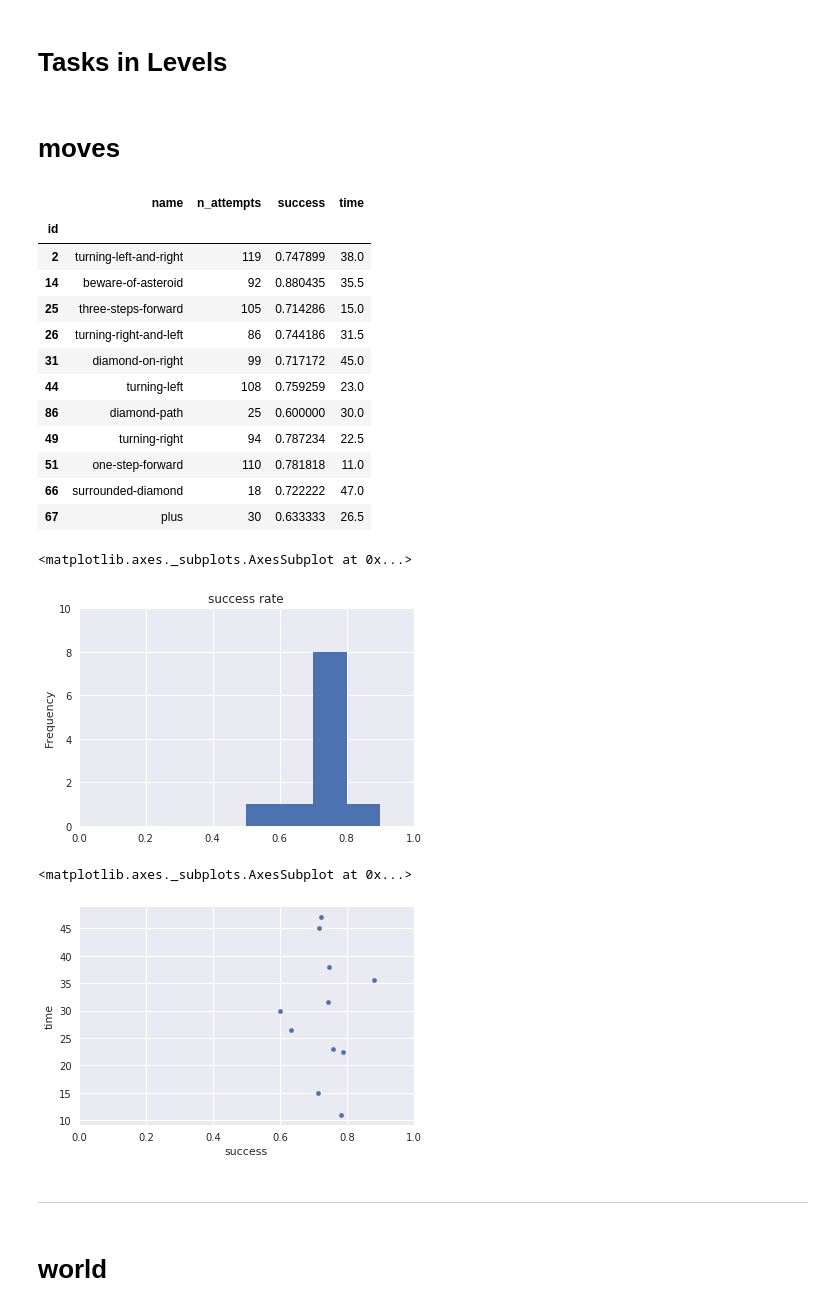
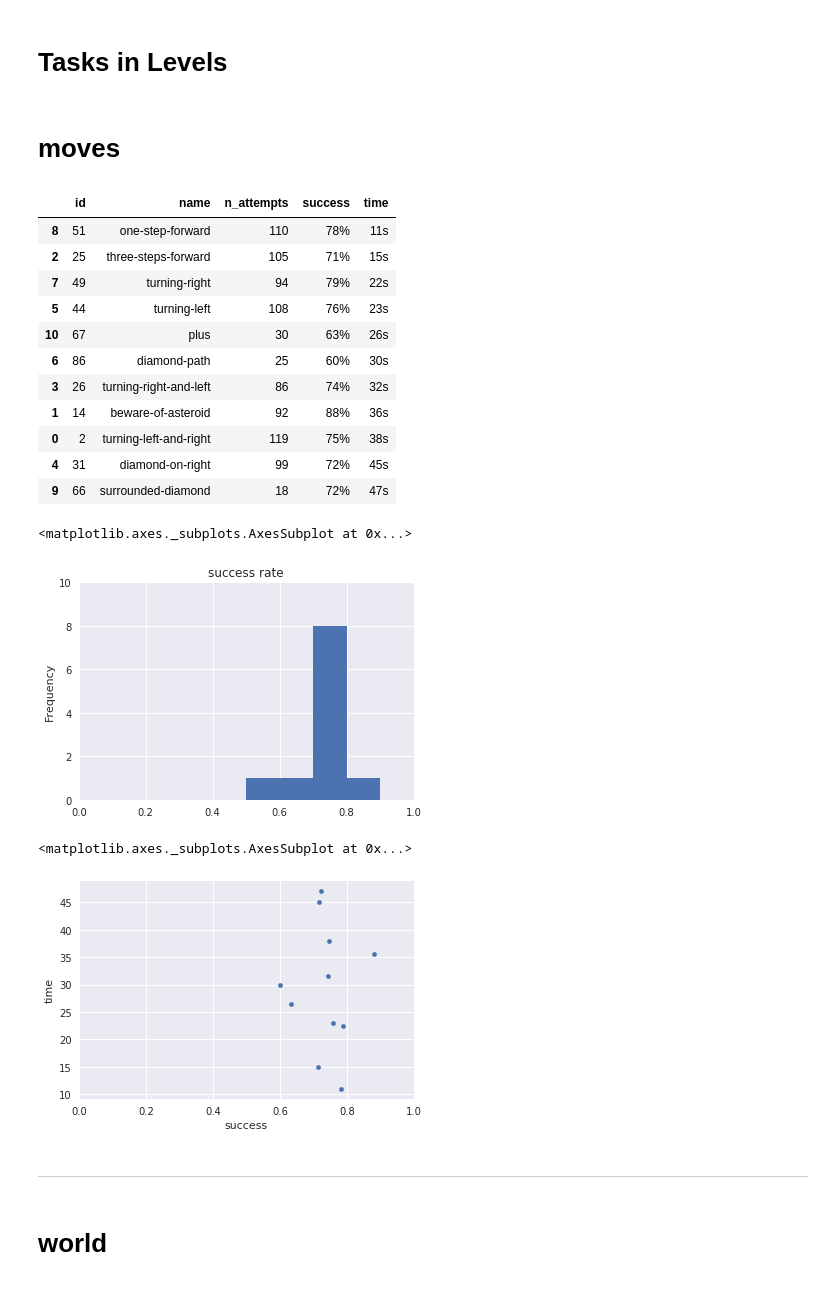
Before and after one commit to adaptive-learning/robomission, a Jupyter notebook: backend/monitoring/notebooks/monitoring_template.ipynb, the cells around one changed output. Cells and saved outputs as stored; diff of their text form; code cells hidden in the pictures.

Commit message:
Sort level overviews and fix attempts plot

```diff
--- a/backend/monitoring/notebooks/monitoring_template.ipynb
+++ b/backend/monitoring/notebooks/monitoring_template.ipynb
@@ -41,5 +41,6 @@ metrics = pd.DataFrame(OrderedDict(
     n_attempts=grouped_ts.task.count(),
     n_solved=grouped_ts.solved.sum(),
 ))
+metrics['n_unsolved'] = metrics.n_attempts - metrics.n_solved
 tasks = data['tasks'].join(metrics)
 # %% [markdown]
@@ -72,10 +78,12 @@ tasks.plot.scatter(x='success', y='time')
 # %% [markdown]
 # Levels Overview
 # %%
-VIRIDIS = sns.color_palette('viridis_r', n_colors=256)
+VIRIDIS = sns.color_palette('viridis', n_colors=256)
 
-def viridis_background(value, vmin, vmax):
+def viridis_background(value, vmin, vmax, reverse=False):
     norm_value = (value - vmin) / (vmax - vmin)
+    if reverse:
+        norm_value = 1 - norm_value
     max_index = len(VIRIDIS) - 1
     soft_index = norm_value * max_index
     index = max(0, min(max_index, int(soft_index)))
@@ -86,15 +94,21 @@ def percentage_background(value):
     return viridis_background(value, vmin=0, vmax=1)
 
 def time_background(value):
-    return viridis_background(value, vmin=0, vmax=300)
+    return viridis_background(value, vmin=0, vmax=300, reverse=True)
 
-def style_level(overview_df):
-    df = overview_df[['name', 'n_attempts', 'success', 'time']]
-    style = (
+def style_level(df, order_by='id'):
+    df = df[['name', 'n_attempts', 'success', 'time']]
+    df = df.reset_index()
+    df = df.sort_values(by=order_by)
+    styled_df = (
         df.style
         .set_table_styles(
             [{'selector': 'tr',
-              'props': [('background-color', 'white')]}])
+              'props': [('background-color', 'white')]},
+             # workaround to hide index column
+             {'selector': '.row_heading, .blank',
+              'props': [('display', 'none;')]},
+            ])
         #.bar(subset=['n_attempts'], align='mid', color='#d65f5f')
         .applymap(percentage_background, subset=['success'])
         .applymap(time_background, subset=['time'])
@@ -102,7 +116,11 @@ def style_level(overview_df):
            'success': '{:.0%}'.format,
            'time': '{:.0f}s'.format,
         }))
-    return style
+    return styled_df
+
+def display_level_overview(df, order_by='id'):
+    styled = style_level(df, order_by=order_by)
+    display(styled)
 # %%
 grouped_tasks = tasks.groupby('level')
 metrics = pd.DataFrame(OrderedDict(
@@ -132,47 +149,46 @@ def display_plot(ax):
     display(ax)
     plt.show()  # forcing to display here
 
 def display_success_rate_hist(tasks):
     ax = tasks.success.plot.hist(
         bins=np.linspace(0, 1, 11),
         title='success rate')
     #plt.xticks(np.linspace(0, 1, 11))
     ax.set_xlim(0, 1)
     ax.set_ylim(0, 10)
     #plt.yticks(range(10))
     display_plot(ax)
 
 def display_time_vs_success(tasks):
     ax = tasks.plot.scatter(x='success', y='time')
     ax.set_xlim(0, 1)
     display_plot(ax)
 
 def analyze_level(name):
     ts = tasks[tasks.level == name]
     ts = ts[['name', 'n_attempts', 'success', 'time']]
     display(Markdown('# {name}'.format(name=name)))
-    display(ts)
+    display_level_overview(ts, order_by='time')
     display_success_rate_hist(ts)
     display_time_vs_success(ts)
     display(Markdown('-----'))
 
 for name in levels.name:
     analyze_level(name)
 # %% [output]
 # moves
-|  | name | n_attempts | success | time |
-| id |  |  |  |  |
-| 2 | turning-left-and-right | 119 | 0.747899 | 38.0 |
-| 14 | beware-of-asteroid | 92 | 0.880435 | 35.5 |
-| 25 | three-steps-forward | 105 | 0.714286 | 15.0 |
-| 26 | turning-right-and-left | 86 | 0.744186 | 31.5 |
-| 31 | diamond-on-right | 99 | 0.717172 | 45.0 |
-| 44 | turning-left | 108 | 0.759259 | 23.0 |
-| 86 | diamond-path | 25 | 0.600000 | 30.0 |
-| 49 | turning-right | 94 | 0.787234 | 22.5 |
-| 51 | one-step-forward | 110 | 0.781818 | 11.0 |
-| 66 | surrounded-diamond | 18 | 0.722222 | 47.0 |
-| 67 | plus | 30 | 0.633333 | 26.5 |
+|  | id | name | n_attempts | success | time |
+| 8 | 51 | one-step-forward | 110 | 78% | 11s |
+| 2 | 25 | three-steps-forward | 105 | 71% | 15s |
+| 7 | 49 | turning-right | 94 | 79% | 22s |
+| 5 | 44 | turning-left | 108 | 76% | 23s |
+| 10 | 67 | plus | 30 | 63% | 26s |
+| 6 | 86 | diamond-path | 25 | 60% | 30s |
+| 3 | 26 | turning-right-and-left | 86 | 74% | 32s |
+| 1 | 14 | beware-of-asteroid | 92 | 88% | 36s |
+| 0 | 2 | turning-left-and-right | 119 | 75% | 38s |
+| 4 | 31 | diamond-on-right | 99 | 72% | 45s |
+| 9 | 66 | surrounded-diamond | 18 | 72% | 47s |
 <matplotlib.axes._subplots.AxesSubplot at 0x...>
 [figure]
 <matplotlib.axes._subplots.AxesSubplot at 0x...>
```
Also changed, not shown: parts of 5 cells of this notebook.
